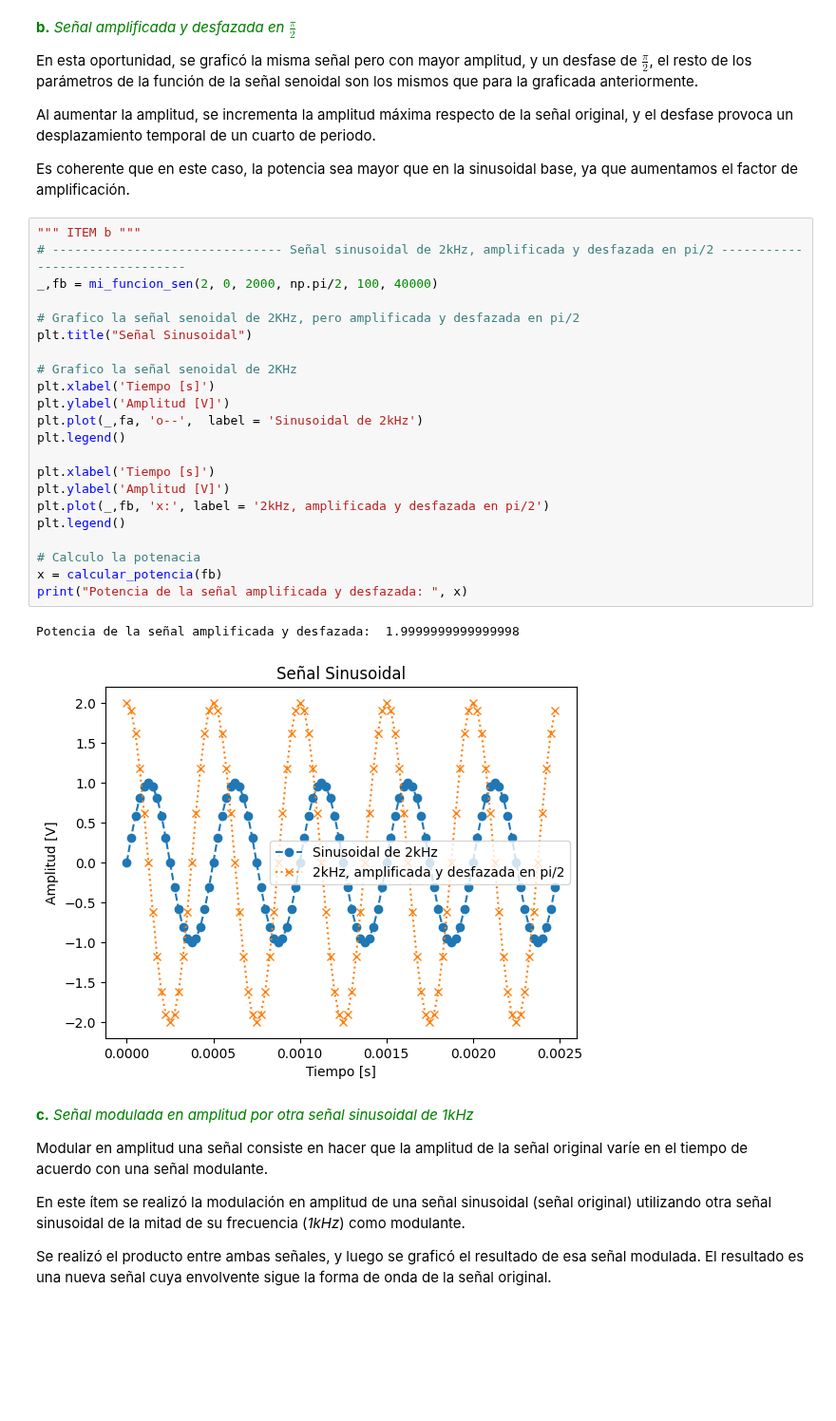
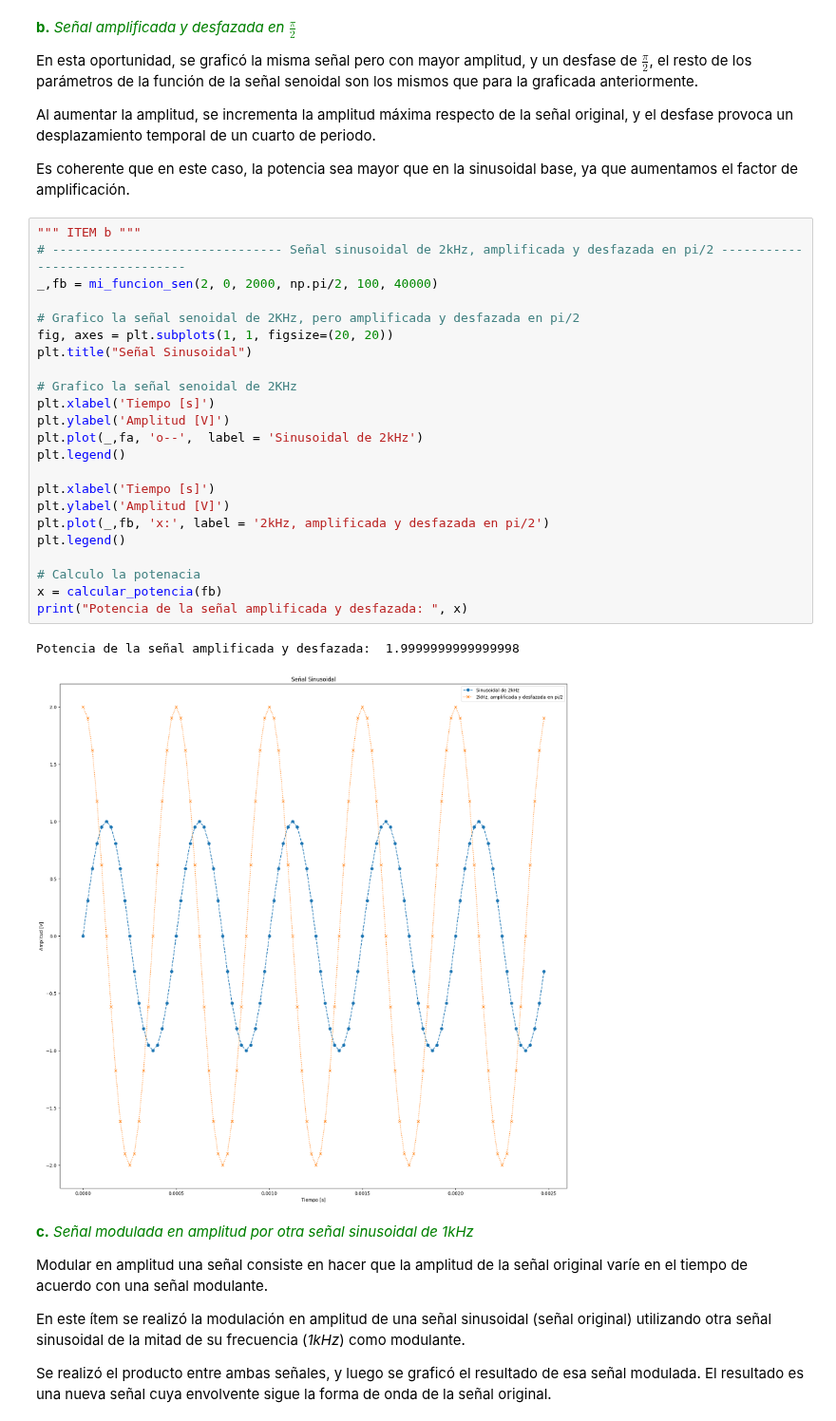
Before and after one commit to Catalina-git/APS, a Jupyter notebook: Tareas Semanales/TP1 - Síntesis de señales/TS1.ipynb, the cells around one changed output. Shown at 95% size. Saved outputs shown, nothing was run; the diff lists cells and outputs as text; blank space fills up the shorter version.

```diff
--- a/Tareas Semanales/TP1 - Síntesis de señales/TS1.ipynb
+++ b/Tareas Semanales/TP1 - Síntesis de señales/TS1.ipynb
@@ -106,28 +106,29 @@ Es coherente que en este caso, la potencia sea mayor que en la sinusoidal base,
 # %%
 """ ITEM b """
 # ------------------------------- Señal sinusoidal de 2kHz, amplificada y desfazada en pi/2 -------------------------------
 _,fb = mi_funcion_sen(2, 0, 2000, np.pi/2, 100, 40000)
 
 # Grafico la señal senoidal de 2KHz, pero amplificada y desfazada en pi/2
+fig, axes = plt.subplots(1, 1, figsize=(20, 20))
 plt.title("Señal Sinusoidal")
 
 # Grafico la señal senoidal de 2KHz
 plt.xlabel('Tiempo [s]')
 plt.ylabel('Amplitud [V]')
 plt.plot(_,fa, 'o--',  label = 'Sinusoidal de 2kHz')
 plt.legend()
 
 plt.xlabel('Tiempo [s]')
 plt.ylabel('Amplitud [V]')
 plt.plot(_,fb, 'x:', label = '2kHz, amplificada y desfazada en pi/2')
 plt.legend()
 
 # Calculo la potenacia
 x = calcular_potencia(fb)
 print("Potencia de la señal amplificada y desfazada: ", x)
 # %% [output]
 Potencia de la señal amplificada y desfazada:  1.9999999999999998
-[figure, old version]
+[figure, new version]
 # %% [markdown]
 <font color=green>**c.** *Señal modulada en amplitud por otra señal sinusoidal de 1kHz*<font>
 
```
Also changed, not shown: parts of 7 cells of this notebook, 4 other files.
